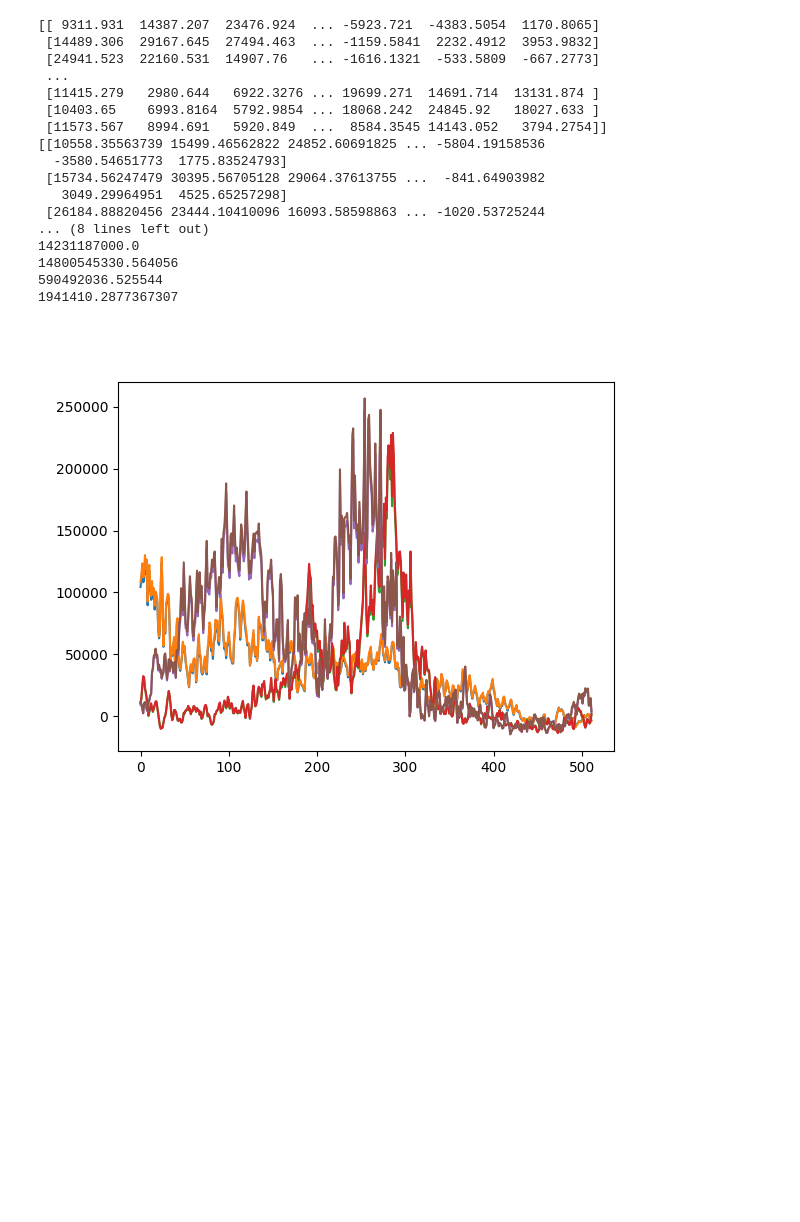
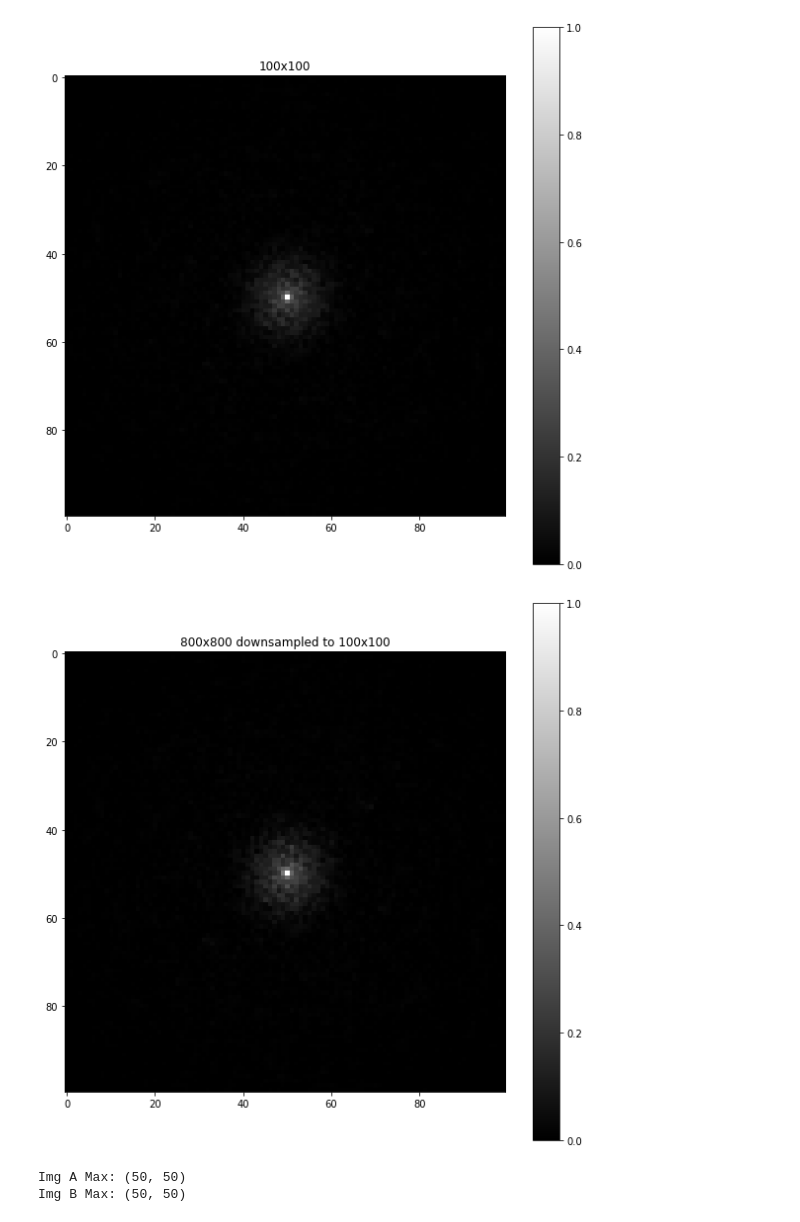
Before and after one commit to adamrcampbell/supy-res-imaging, a Jupyter notebook: notebooks/Image Viewer.ipynb, the cells around one changed output. Cells and saved outputs as stored; diff of their text form; code cells hidden in the pictures; blank space fills up the shorter version.

```diff
--- a/notebooks/Image Viewer.ipynb
+++ b/notebooks/Image Viewer.ipynb
@@ -26,56 +21,38 @@ def show_images(images: List[Tuple]) -> None:
 # %%
-images = []
+img_a = "../datasets/gleam_small/images/direct_psf_ts_0_29_100x100.bin"
+img_a = np.fromfile(img_a, dtype=np.float32)
+img_a = img_a.reshape(100, 100)
+img_a = normalise(img_a)
+show_image(img_a, "100x100")
 
-cuda_file = "../datasets/gleam_small/direct_image.bin"
-cuda_image = np.fromfile(cuda_file, dtype=np.float32)
-cuda_image = cuda_image.reshape(512, 512)
-print(cuda_image)
-# cuda_image = np.fliplr(cuda_image)
-images.append((cuda_image, "CUDA"))
-# plt.imshow(cuda_image)
-# plt.colorbar()
-# plt.show()
+img_b = "../datasets/gleam_small/images/direct_psf_ts_0_29_800x800.bin"
+img_b = np.fromfile(img_b, dtype=np.float32)
+img_b = img_b.reshape(800, 800)
+img_b = resize(img_b, (99, 99), anti_aliasing=False, order=5)
+img_b = np.pad(img_b, ((1, 0), (1, 0))) # pad with new 0th row/col to ensure trimming from centre
+img_b = normalise(img_b)
+show_image(img_b, "800x800 downsampled to 100x100")
 
-py_file = "../datasets/gleam_small/idft_ts_0_to_29.img"
-# py_file = "../datasets/gleam_small/idft_test.img"
-py_image = np.fromfile(py_file, dtype=np.float64)
-py_image = py_image.reshape(512, 512)
-print(py_image)
-images.append((py_image, "Python"))
-# plt.imshow(py_image)
-# plt.colorbar()
-# plt.show()
+# diff = np.absolute(img_a - img_b)
+# show_image(diff, "Abs Diff")
 
-diff = np.absolute(cuda_image - py_image)
-print(np.sum(cuda_image))
-print(np.sum(py_image))
-print(np.sum(diff))
-images.append((diff, "Diff"))
+img_a_max = np.unravel_index(np.argmax(img_a, axis=None), img_a.shape)
+img_b_max = np.unravel_index(np.argmax(img_b, axis=None), img_b.shape)
+print(f"Img A Max: {img_a_max}")
+print(f"Img B Max: {img_b_max}")
 
-dist = np.linalg.norm(cuda_image - py_image)
-print(dist)
+plt.plot(img_a[50, :])
+plt.plot(img_b[50, :])
+plt.show()
 
-# show_images(images)
-
-plt.plot(cuda_image[511])
-plt.plot(py_image[511])
-plt.show()
+# Notes for tomorrow:
+# - I am not sure if the downsampling from 800px to 100px is causing some issue with the algorithm
+# - Does it make sense to use wavelets to "downsample" instead of interpolation methods like bilinear? (https://pywavelets.readthedocs.io/en/latest/)
+# - Adding to the above note: Image Downsampling and Upsampling Methods (Abdou Youssef)
+# - Can I get this technique working via Docker to run on the titan, where there are more computing resources available.
+# - Implement a basic resource calculation, regarding memory utilisation for different algorithm configurations (i.e., l, m, n, d, etc.)
 # %% [output]
+[figure, new version]
+[figure, added]
-[[ 9311.931  14387.207  23476.924  ... -5923.721  -4383.5054  1170.8065]
- [14489.306  29167.645  27494.463  ... -1159.5841  2232.4912  3953.9832]
- [24941.523  22160.531  14907.76   ... -1616.1321  -533.5809  -667.2773]
- ...
- [11415.279   2980.644   6922.3276 ... 19699.271  14691.714  13131.874 ]
- [10403.65    6993.8164  5792.9854 ... 18068.242  24845.92   18027.633 ]
- [11573.567   8994.691   5920.849  ...  8584.3545 14143.052   3794.2754]]
-[[10558.35563739 15499.46562822 24852.60691825 ... -5804.19158536
-  -3580.54651773  1775.83524793]
- [15734.56247479 30395.56705128 29064.37613755 ...  -841.64903982
-   3049.29964951  4525.65257298]
- [26184.88820456 23444.10410096 16093.58598863 ... -1020.53725244
-... (8 lines left out)
-14231187000.0
-14800545330.564056
-590492036.525544
-1941410.2877367307
+Img A Max: (50, 50)
+Img B Max: (50, 50)
-[figure, old version]
```
Also changed, not shown: parts of 2 cells of this notebook, 50 other files.
